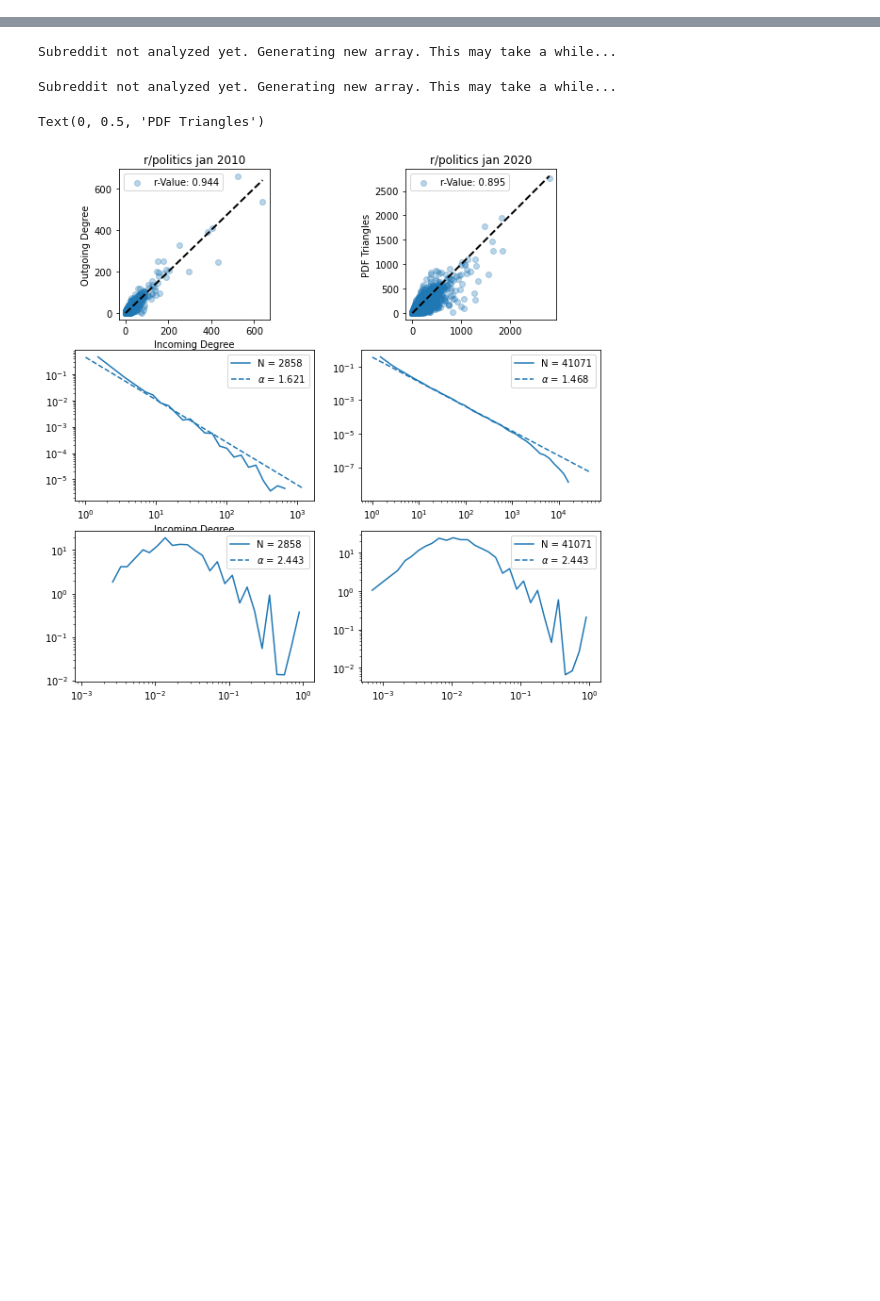
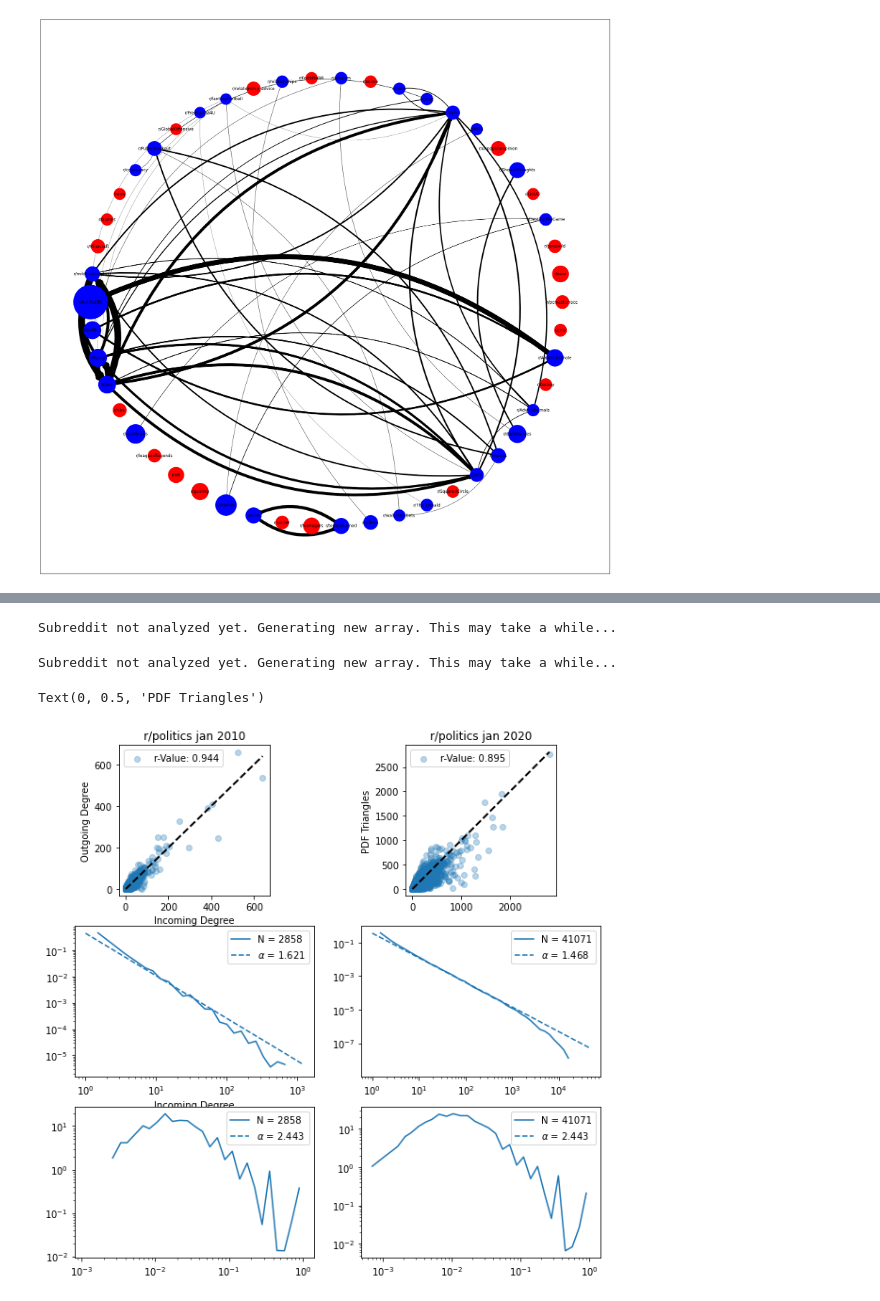
Before and after one commit to vneuhaus/InteractionNetworks, a Jupyter notebook: graph.ipynb, the cells around one changed output, grey strips where cells are left out. Cells and saved outputs as stored; diff of their text form; code cells hidden in the pictures; blank space fills up the shorter version.

```diff
--- a/graph.ipynb
+++ b/graph.ipynb
@@ -305,0 +285,31 @@ Subreddit: ['soccer'], Top 3 outlier authors: ['Ofermann' 'BoosterGoldGL' 'three
+# %%
+for i in range(num_subreddits):
+    for j in range(num_subreddits):
+        if i != j:
+            weight = np.intersect1d(active_users[i], active_users[j]).shape[0]
+            if weight > np.shape(active_users[i])[0]*0.01:
+                subreddit_graph.add_edge(i,j, weight=weight)
+
+weights = [subreddit_graph[u][v]['weight'] for u,v in subreddit_graph.edges()]
+# %%
+fig, axis = plt.subplots()
+fig.set_figheight(30)
+fig.set_figwidth(30)
+
+edge_labels = {(u,v): '{}'.format(subreddit_graph[u][v]['weight']) for u,v in subreddit_graph.edges()}
+labels = {key: 'r/{}'.format(subreddits[key].item()) for key in np.arange(num_subreddits)}
+
+pos = nx.shell_layout(subreddit_graph)
+color = np.full(50, 'blue', dtype=np.dtype('U5'))
+color[np.array(subreddit_graph.degree())[:,1]==0] = 'red'
+
+node_size = np.divide(subreddit_users,70)
+
+nx.draw_networkx_nodes(subreddit_graph, pos=pos, node_size=node_size+1000, node_color=color)# node_size=(np.array(users)+100)*0.01)
+nx.draw_networkx_edges(subreddit_graph, pos=pos, width=weights ,connectionstyle="arc3,rad=0.3")
+nx.draw_networkx_labels(subreddit_graph, pos=pos, labels=labels)
+#pos = nx.shell_layout(subreddit_graph)
+#nx.draw_networkx_edge_labels(subreddit_graph, pos=pos, edge_labels=edge_labels,connectionstyle="arc3,rad=0.3")
+plt.savefig('Subreddits_connections.png')
+# %% [output]
+[figure, added]
```
Also changed, not shown: parts of 17 cells of this notebook, 5 other files.
